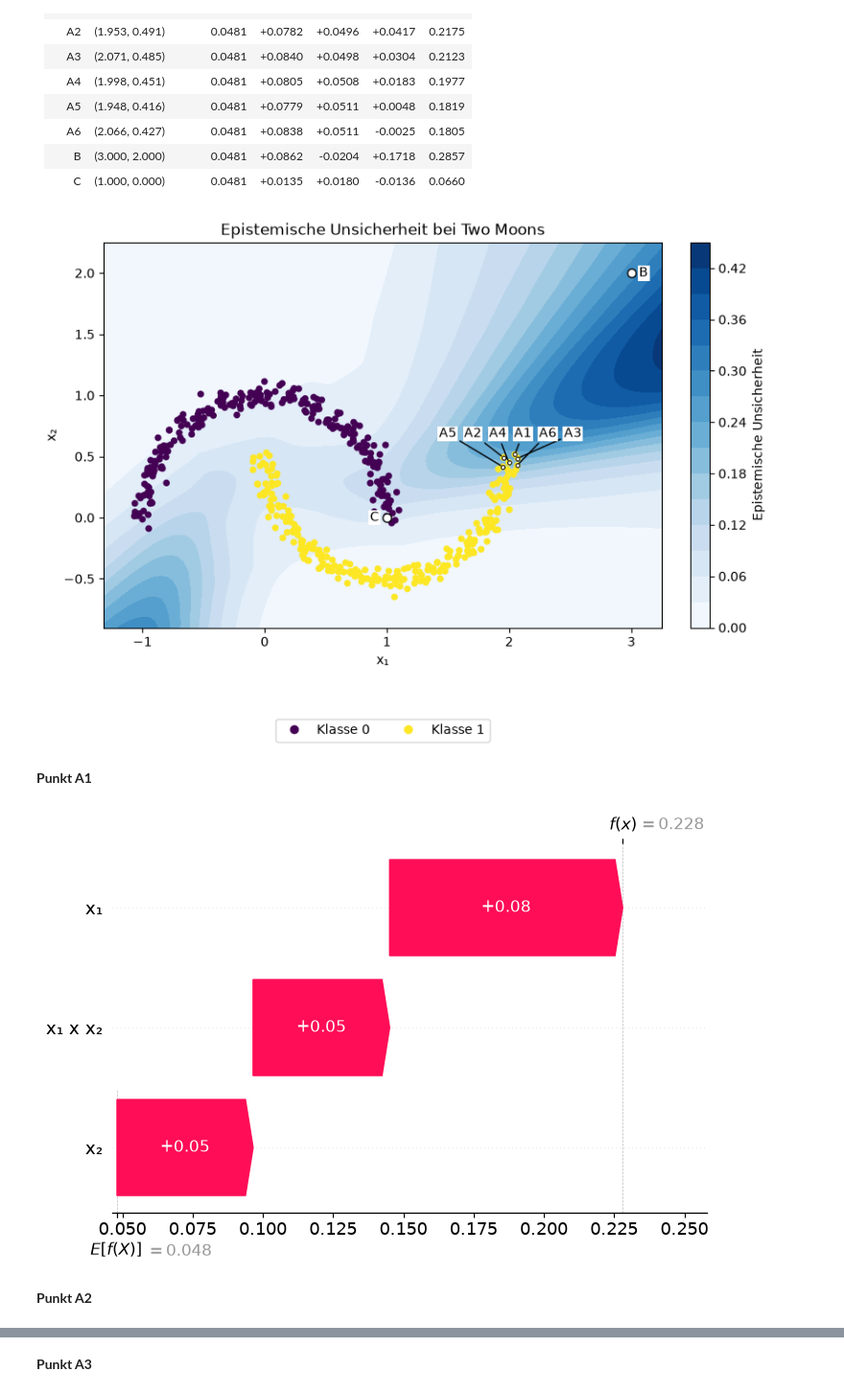
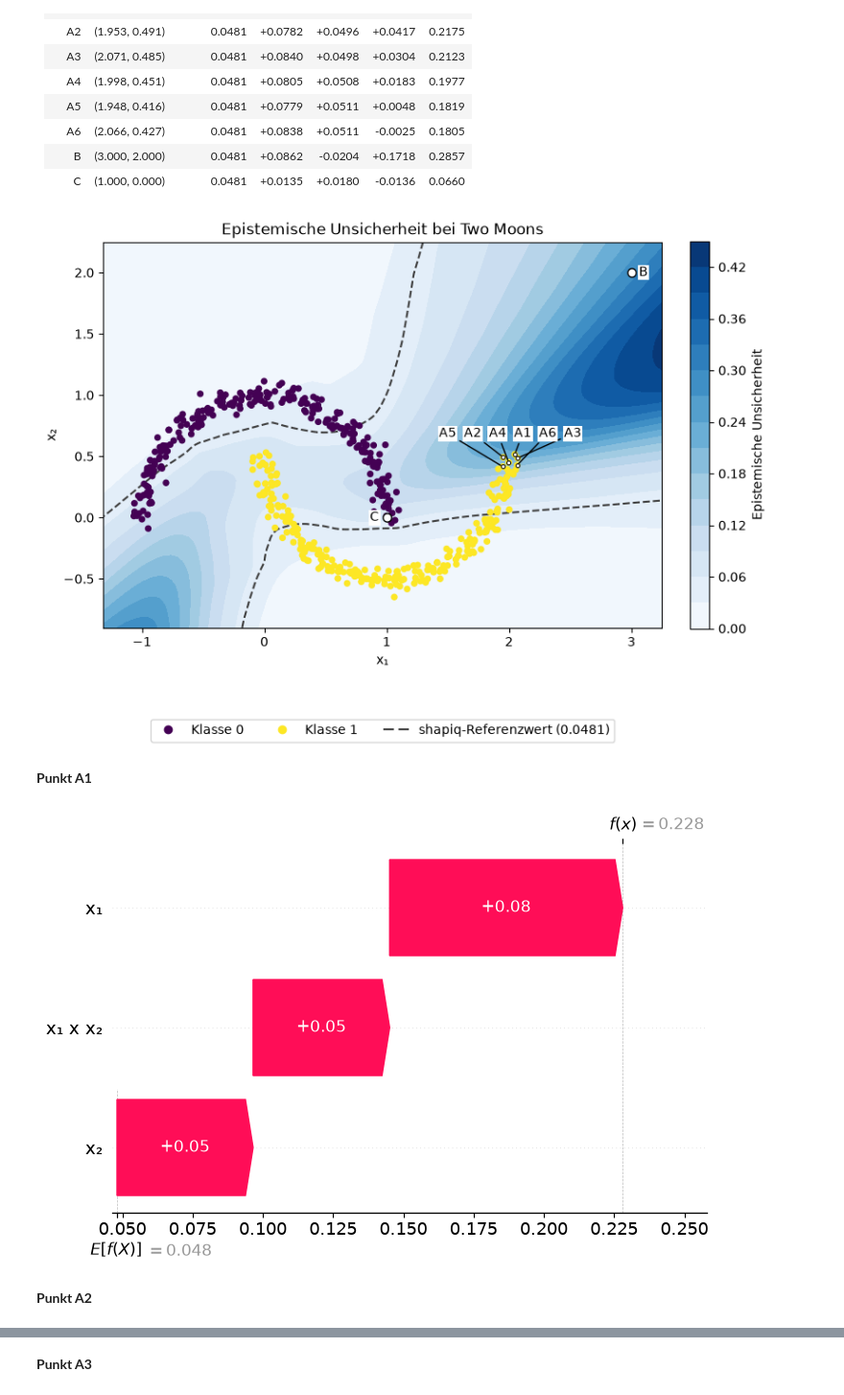
Before and after one commit to sep-trustworthy-gruppe-d/probly, a Jupyter notebook: experiments/group-d_experiments/dan_01.ipynb, the cells around one changed output, grey strips where cells are left out. Shown at 96% size. Drawn from its saved outputs; the diff is of its cells as text; code cells hidden in the pictures.

Commit message:
shapiq two moons wip

```diff
--- a/experiments/group-d_experiments/dan_01.ipynb
+++ b/experiments/group-d_experiments/dan_01.ipynb
@@ -358,39 +358,46 @@ grid_uncertainty = epistemic_score(grid).reshape(grid_x.shape)
 fig, moons_ax = plt.subplots(figsize=(8, 5.5), layout="constrained")
 uncertainty_map = moons_ax.contourf(grid_x, grid_y, grid_uncertainty, levels=15, cmap="Blues")
 fig.colorbar(uncertainty_map, ax=moons_ax, label="Epistemische Unsicherheit")
+reference_value = uncertainty_explainer.baseline_value
+reference_contour = moons_ax.contour(
+    grid_x, grid_y, grid_uncertainty, levels=[reference_value],
+    colors="0.25", linestyles="--", zorder=1,
+)
 classes = moons_ax.scatter(X[:, 0], X[:, 1], c=y, s=18)
 label_box = {"facecolor": "white", "edgecolor": "none", "pad": 1}
 for i, (label, point) in enumerate(points.items()):
     if label in ranked_label_x:
         moons_ax.scatter(*point, s=9, facecolor="white", edgecolor="black", linewidth=0.7)
         moons_ax.annotate(
             label, point, xytext=(ranked_label_x[label], label_y),
             ha="center", va="center", bbox=label_box, arrowprops={"arrowstyle": "-"},
         )
         continue
     moons_ax.scatter(*point, s=45, facecolor="white", edgecolor="black")
     right = i % 2 == 0
     moons_ax.annotate(
         label, point, xytext=(6 if right else -6, 0),
         textcoords="offset points", ha="left" if right else "right", va="center",
         bbox=label_box,
     )
 
 class_handles, _ = classes.legend_elements()
+reference_handles, _ = reference_contour.legend_elements()
 moons_ax.legend(
-    class_handles, ["Klasse 0", "Klasse 1"],
-    loc="upper center", bbox_to_anchor=(0.5, -0.22), ncols=2,
+    [*class_handles, *reference_handles],
+    ["Klasse 0", "Klasse 1", f"shapiq-Referenzwert ({reference_value:.4f})"],
+    loc="upper center", bbox_to_anchor=(0.5, -0.22), ncols=3,
 )
 moons_ax.set(title="Epistemische Unsicherheit bei Two Moons", xlabel="x₁", ylabel="x₂", aspect="equal")
 plt.show()
 
 feature_names = np.array(["x₁", "x₂"])
 for label, explanation in point_explanations.items():
     display(Markdown(f"**Punkt {label}**"))
     plt.figure()
     explanation.plot_waterfall(feature_names=feature_names, abbreviate=False)
 # %% [output]
-[figure, old version]
+[figure, new version]
 **Punkt A1**
 [figure]
 **Punkt A2**
```
Also changed, not shown: parts of 1 cell of this notebook.
